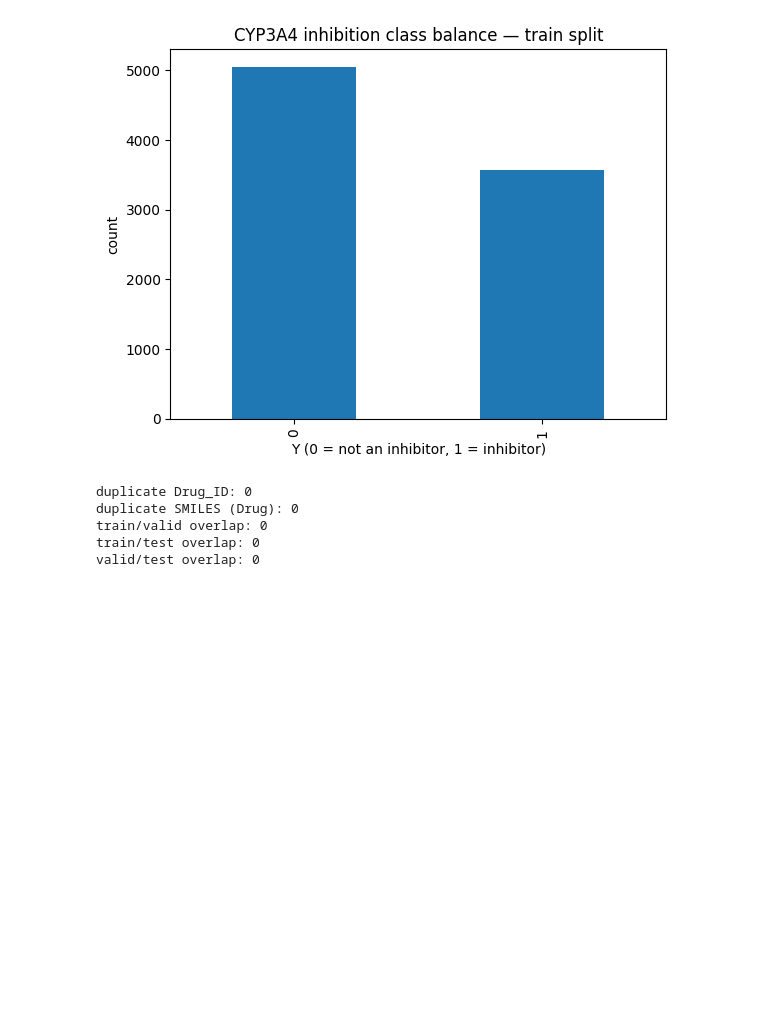
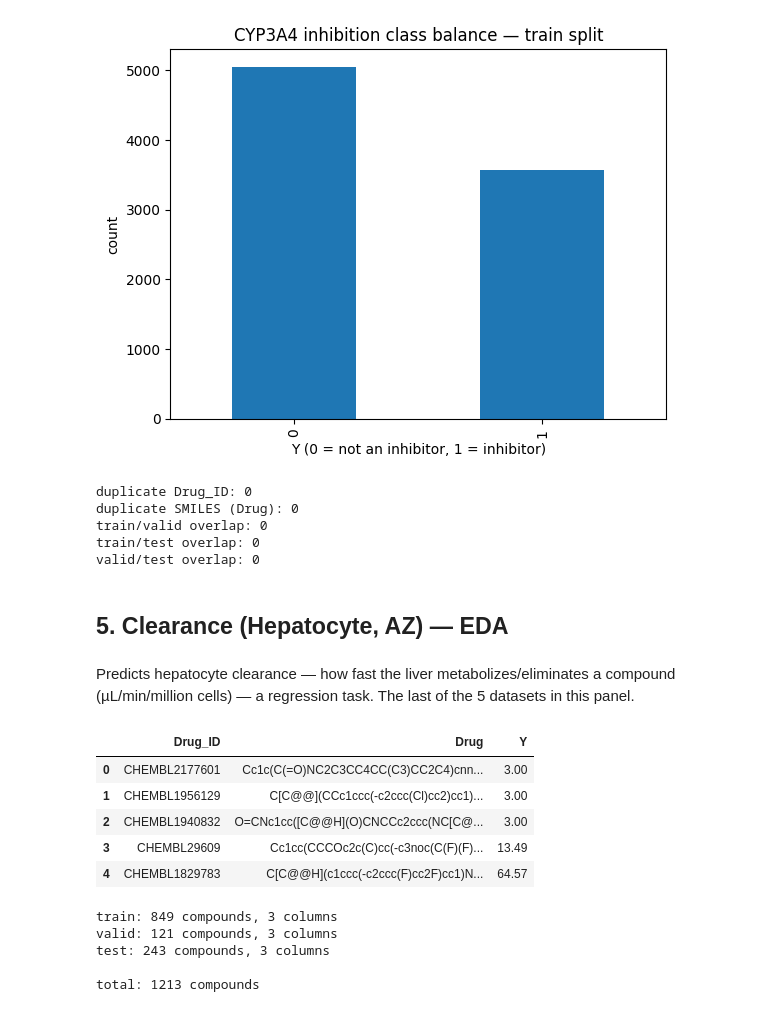
Before and after one commit to tuhinc5203/admet-property-prediction, a Jupyter notebook: Data_EDA.ipynb, the cells around one changed output. Saved outputs shown, nothing was run; the diff lists cells and outputs as text; code cells hidden in the pictures; blank space fills up the shorter version.

```diff
--- a/Data_EDA.ipynb
+++ b/Data_EDA.ipynb
@@ -454,3 +454,29 @@ duplicate SMILES (Drug): 0
 train/valid overlap: 0
 train/test overlap: 0
 valid/test overlap: 0
+# %% [markdown]
+## 5. Clearance (Hepatocyte, AZ) — EDA
+# %% [markdown]
+Predicts hepatocyte clearance — how fast the liver metabolizes/eliminates a compound (µL/min/million cells) — a regression task. The last of the 5 datasets in this panel.
+# %%
+clearance_split['train'].head()
+# %% [output]
+|  | Drug_ID | Drug | Y |
+| 0 | CHEMBL2177601 | Cc1c(C(=O)NC2C3CC4CC(C3)CC2C4)cnn... | 3.00 |
+| 1 | CHEMBL1956129 | C[C@@](CCc1ccc(-c2ccc(Cl)cc2)cc1)... | 3.00 |
+| 2 | CHEMBL1940832 | O=CNc1cc([C@@H](O)CNCCc2ccc(NC[C@... | 3.00 |
+| 3 | CHEMBL29609 | Cc1cc(CCCOc2c(C)cc(-c3noc(C(F)(F)... | 13.49 |
+| 4 | CHEMBL1829783 | C[C@@H](c1ccc(-c2ccc(F)cc2F)cc1)N... | 64.57 |
+# %%
+# How many compounds?
+for name, df in clearance_split.items():
+    print(f"{name}: {df.shape[0]} compounds, {df.shape[1]} columns")
+
+total = sum(df.shape[0] for df in clearance_split.values())
+print(f"\ntotal: {total} compounds")
+# %% [output]
+train: 849 compounds, 3 columns
+valid: 121 compounds, 3 columns
+test: 243 compounds, 3 columns
+
+total: 1213 compounds
```
Also changed, not shown: parts of 9 cells of this notebook, 1 other file.
